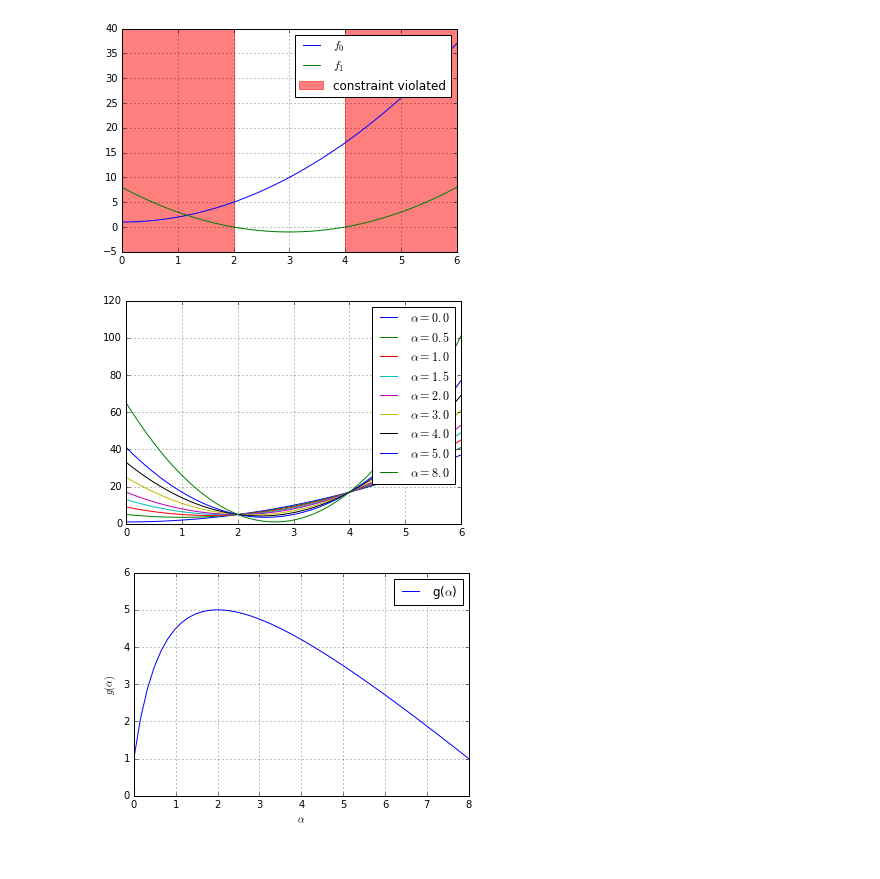
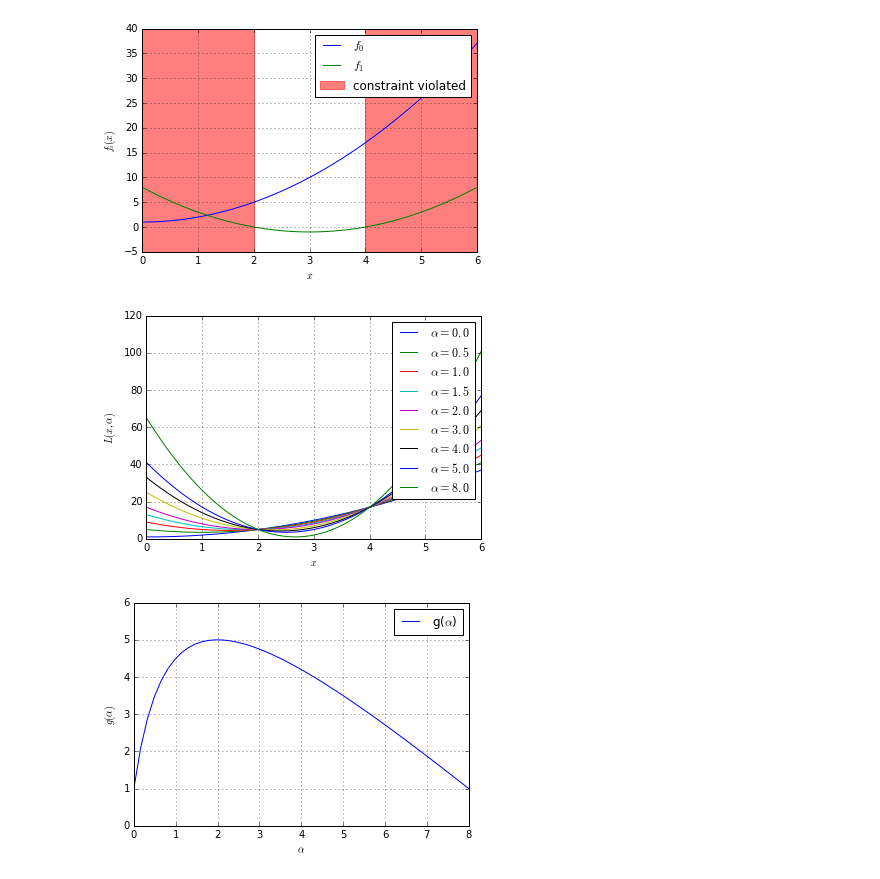
Before and after one commit to da-raf/ml-hw, a Jupyter notebook: ex8/problems/code/prob5-7.ipynb, the cells around one changed output. Drawn from its saved outputs; the diff is of its cells as text; code cells hidden in the pictures.

Commit message:
8: improved figures for problems 5 to 7

```diff
--- a/ex8/problems/code/prob5-7.ipynb
+++ b/ex8/problems/code/prob5-7.ipynb
@@ -10,16 +10,18 @@ def f_1(x):
 # %%
 # problem 5
 
 x = np.linspace(0,6)
 plt.plot(x, f_0(x), label='$f_0$')
 plt.plot(x, f_1(x), label='$f_1$')
 plt.axvspan(0, 2, color='red', alpha=0.5, label='constraint violated')
 plt.axvspan(4, 6, color='red', alpha=0.5)
+plt.xlabel('$x$')
+plt.ylabel('$f_i(x)$')
 plt.grid()
 plt.legend()
 plt.savefig('prob5_fig.pdf')
 # %% [output]
-[figure, old version]
+[figure, new version]
 # %%
 # problem 6
 
@@ -32,11 +34,13 @@ x = np.linspace(0,6)
 for p in α:
     plt.plot(x, L(x,p), label=('$\\alpha=%.1f$' % p))
 
+plt.xlabel('$x$')
+plt.ylabel('$L(x,\\alpha)$')
 plt.grid()
 plt.legend()
 plt.savefig('prob6_fig.pdf')
 # %% [output]
-[figure, old version]
+[figure, new version]
 # %%
 # problem 7
 
```
Also changed, not shown: 2 other files.
